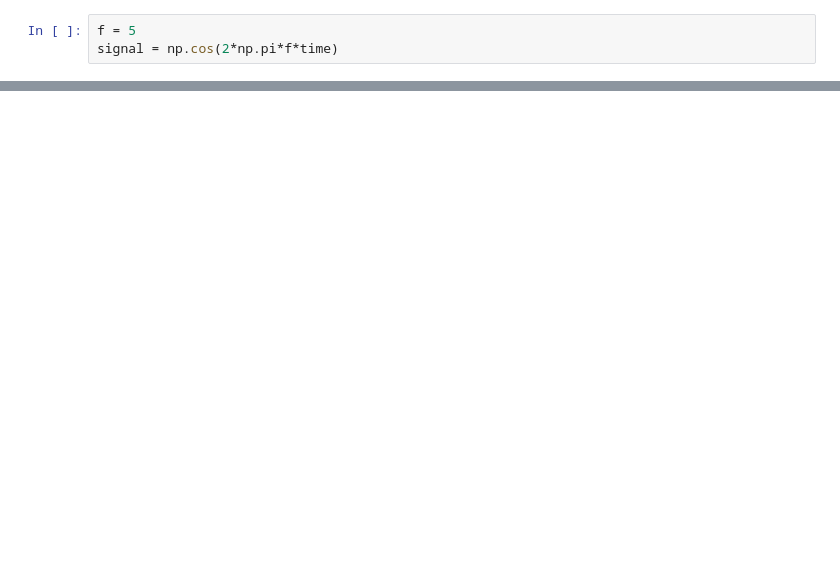
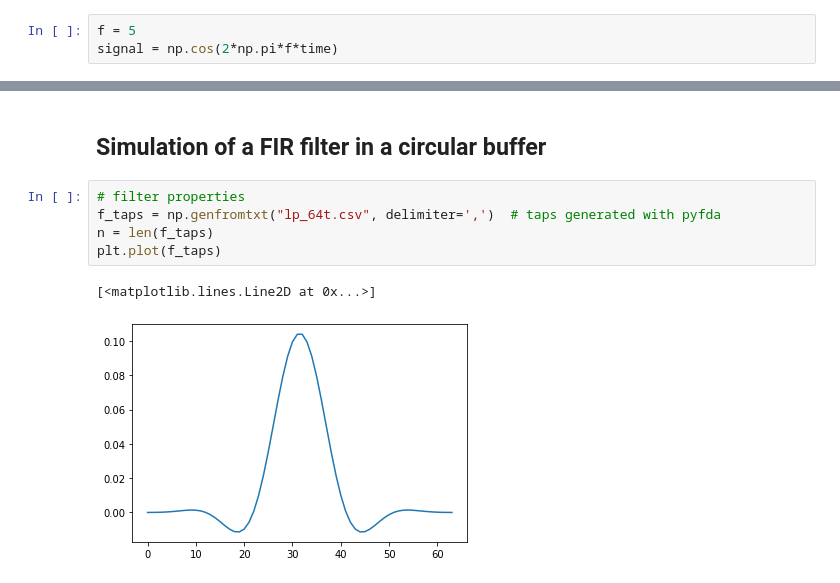
Before and after one commit to dmejdani/dsp, a Jupyter notebook: ex_buffer.ipynb, the cells around one changed output, grey strips where cells are left out. Saved outputs shown, nothing was run; the diff lists cells and outputs as text; blank space fills up the shorter version.

```diff
--- a/ex_buffer.ipynb
+++ b/ex_buffer.ipynb
@@ -32,0 +37,10 @@ ax2.plot(time, output)
+# %% [markdown]
+## Simulation of a FIR filter in a circular buffer
+# %%
+# filter properties
+f_taps = np.genfromtxt("lp_64t.csv", delimiter=',')  # taps generated with pyfda
+n = len(f_taps)
+plt.plot(f_taps)
+# %% [output]
+[<matplotlib.lines.Line2D at 0x...>]
+[figure, added]
```
Also changed, not shown: parts of 9 cells of this notebook, 1 other file.
